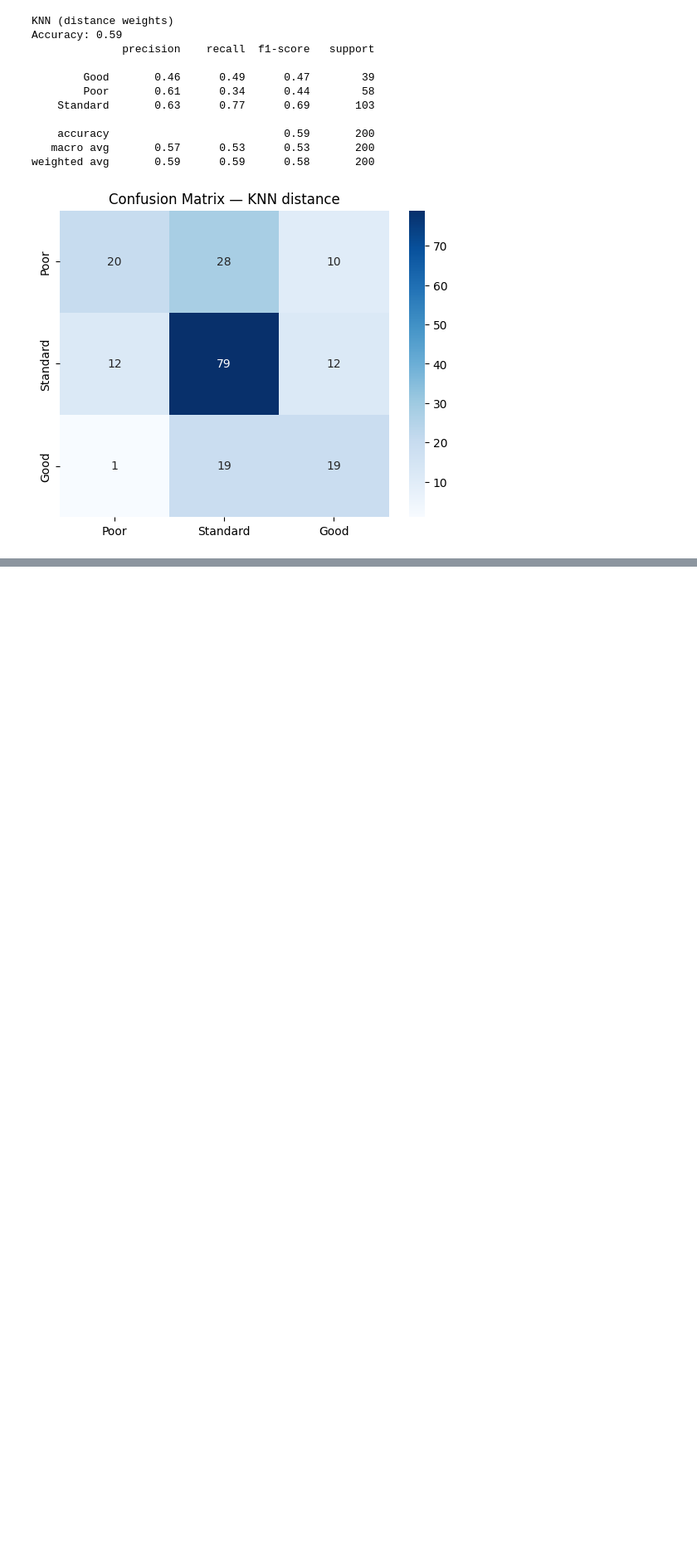
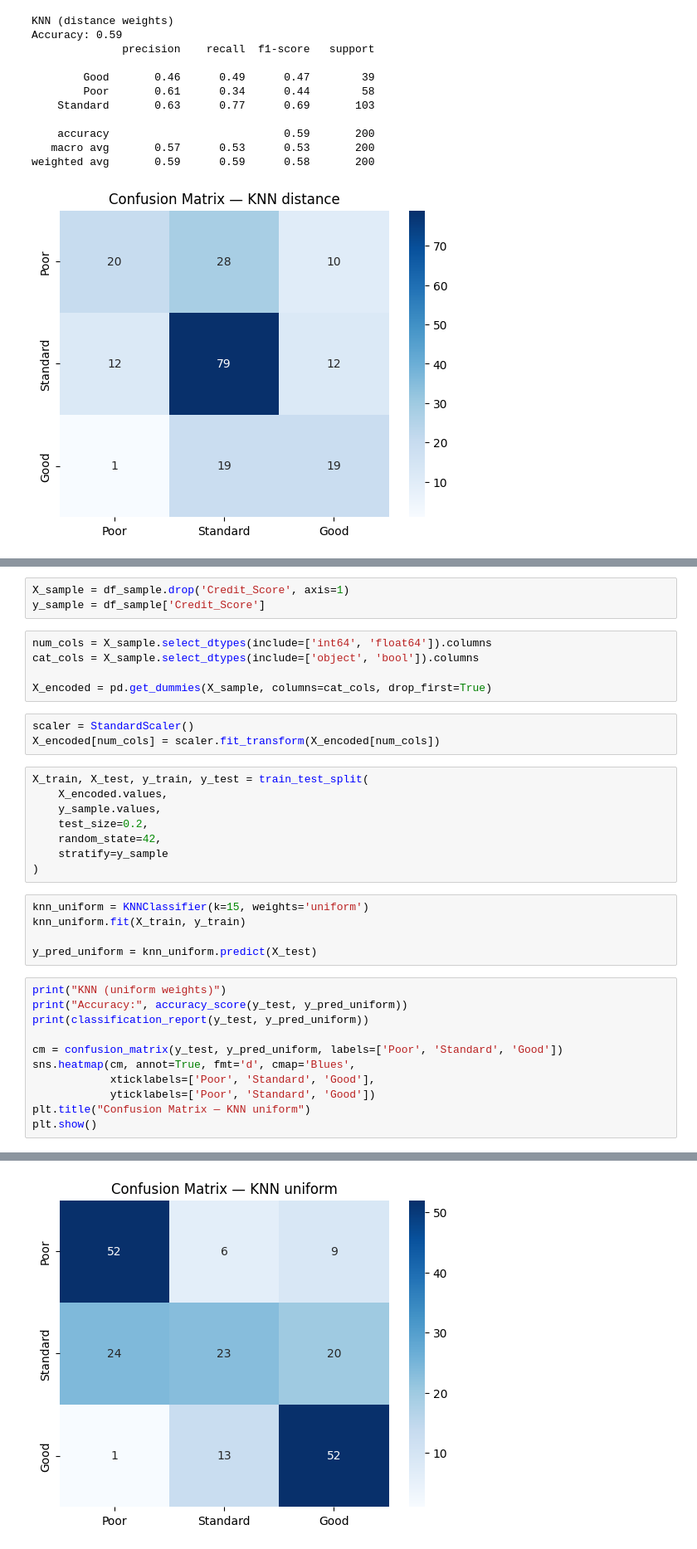
Before and after one commit to TatianaBas/AI-Frameworks, a Jupyter notebook: Lab1.ipynb, the cells around one changed output, grey strips where cells are left out. Shown: that part at 83% size. Cells and saved outputs as stored; diff of their text form; blank space fills up the shorter version.

```diff
--- a/Lab1.ipynb
+++ b/Lab1.ipynb
@@ -1679,0 +1628,36 @@ weighted avg       0.59      0.59      0.58       200
+# %%
+X_sample = df_sample.drop('Credit_Score', axis=1)
+y_sample = df_sample['Credit_Score']
+# %%
+num_cols = X_sample.select_dtypes(include=['int64', 'float64']).columns
+cat_cols = X_sample.select_dtypes(include=['object', 'bool']).columns
+
+X_encoded = pd.get_dummies(X_sample, columns=cat_cols, drop_first=True)
+# %%
+scaler = StandardScaler()
+X_encoded[num_cols] = scaler.fit_transform(X_encoded[num_cols])
+# %%
+X_train, X_test, y_train, y_test = train_test_split(
+    X_encoded.values,
+    y_sample.values,
+    test_size=0.2,
+    random_state=42,
+    stratify=y_sample
+)
+# %%
+knn_uniform = KNNClassifier(k=15, weights='uniform')
+knn_uniform.fit(X_train, y_train)
+
+y_pred_uniform = knn_uniform.predict(X_test)
+# %%
+print("KNN (uniform weights)")
+print("Accuracy:", accuracy_score(y_test, y_pred_uniform))
+print(classification_report(y_test, y_pred_uniform))
+
+cm = confusion_matrix(y_test, y_pred_uniform, labels=['Poor', 'Standard', 'Good'])
+sns.heatmap(cm, annot=True, fmt='d', cmap='Blues',
+            xticklabels=['Poor', 'Standard', 'Good'],
+            yticklabels=['Poor', 'Standard', 'Good'])
+plt.title("Confusion Matrix — KNN uniform")
+plt.show()
+# %% [output]
@@ -1679,0 +1675 @@ weighted avg       0.59      0.59      0.58       200
+[figure, added]
```
Also changed, not shown: parts of 73 cells of this notebook.
